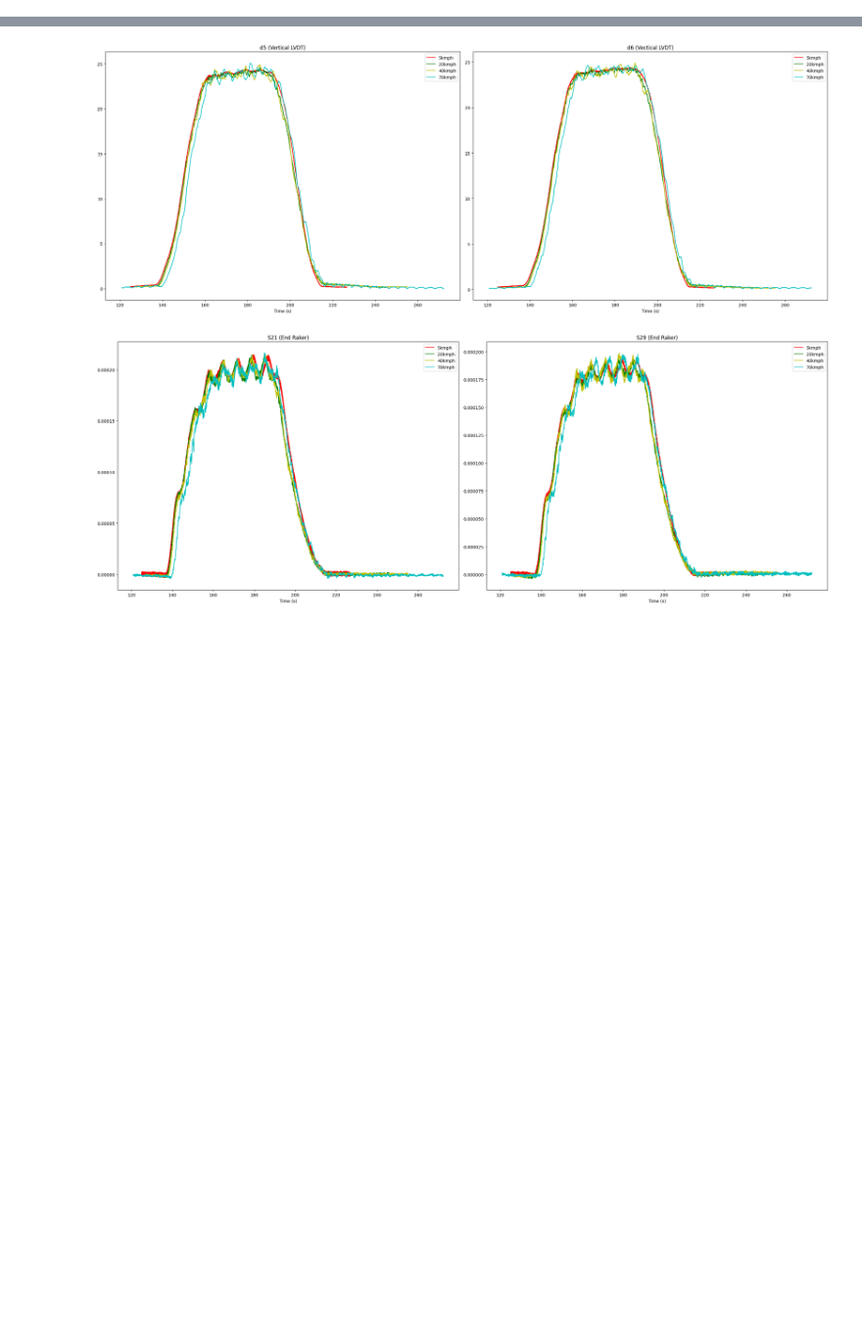
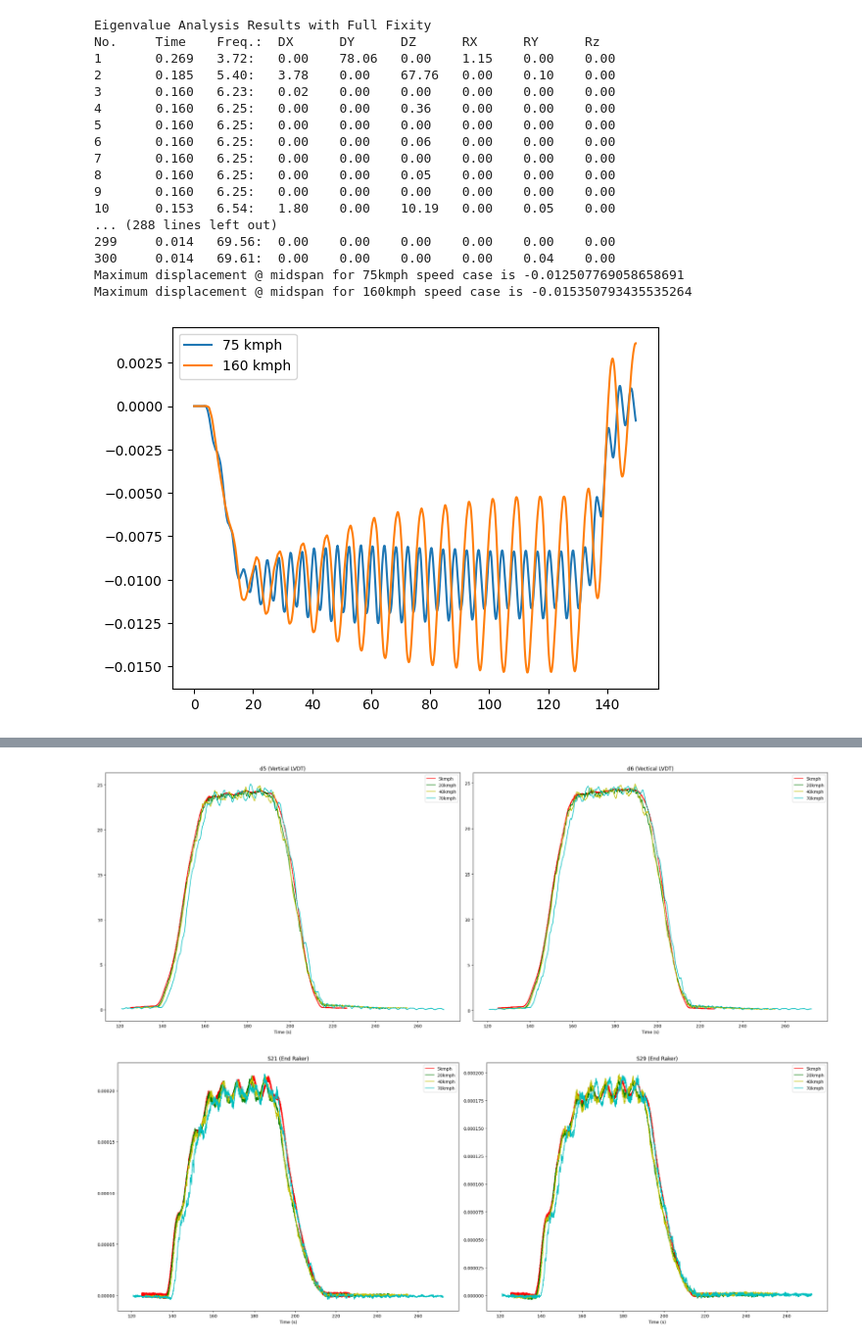
Before and after one commit to aryanraj/Civ3d, a Jupyter notebook: Examples/RDSO45mTrussTimeHistory/TimeHistoryAnalysis.ipynb, the cells around one changed output, grey strips where cells are left out. Shown at 98% size. Saved outputs shown, nothing was run; the diff lists cells and outputs as text; code cells hidden in the pictures; blank space fills up the shorter version.

```diff
--- a/Examples/RDSO45mTrussTimeHistory/TimeHistoryAnalysis.ipynb
+++ b/Examples/RDSO45mTrussTimeHistory/TimeHistoryAnalysis.ipynb
@@ -31 +32,33 @@ plt.plot(ImbalancedActionVectorFromFile[[structure.stringers[0].nodes[0].DOF[2].
+# %%
+# Eigen Value Analysis of the model
+import numpy as np
+import matplotlib.pyplot as plt
+
+nModes = 300
+eigenValues, eigenVectors, effectiveMass, massParticipationFactor = DOFClass.eig(nModes)
+dampingRatios = np.ones((nModes,), np.float64) * 0.02
+T = 2*np.pi/eigenValues**0.5
+print(f"Eigenvalue Analysis Results with Full Fixity")
+print("No.\tTime\tFreq.:\tDX\tDY\tDZ\tRX\tRY\tRz")
+for i, (_T,_MP) in enumerate(zip(T, massParticipationFactor*100)):
+  print(f"{i+1}\t{_T:.3f}\t{1/_T:.2f}:\t"+''.join([f"{_:.2f}\t" for _ in _MP]))
+# %% [output]
+Eigenvalue Analysis Results with Full Fixity
+No.     Time    Freq.:  DX      DY      DZ      RX      RY      Rz
+1       0.269   3.72:   0.00    78.06   0.00    1.15    0.00    0.00
+2       0.185   5.40:   3.78    0.00    67.76   0.00    0.10    0.00
+3       0.160   6.23:   0.02    0.00    0.00    0.00    0.00    0.00
+4       0.160   6.25:   0.00    0.00    0.36    0.00    0.00    0.00
+5       0.160   6.25:   0.00    0.00    0.00    0.00    0.00    0.00
+6       0.160   6.25:   0.00    0.00    0.06    0.00    0.00    0.00
+7       0.160   6.25:   0.00    0.00    0.00    0.00    0.00    0.00
+8       0.160   6.25:   0.00    0.00    0.05    0.00    0.00    0.00
+9       0.160   6.25:   0.00    0.00    0.00    0.00    0.00    0.00
+10      0.153   6.54:   1.80    0.00    10.19   0.00    0.05    0.00
+... (288 lines left out)
+299     0.014   69.56:  0.00    0.00    0.00    0.00    0.00    0.00
+300     0.014   69.61:  0.00    0.00    0.00    0.00    0.04    0.00
+Maximum displacement @ midspan for 75kmph speed case is -0.012507769058658691
+Maximum displacement @ midspan for 160kmph speed case is -0.015350793435535264
+[figure, added]
 # %%
```
Also changed, not shown: parts of 4 cells of this notebook, 1 other file.
